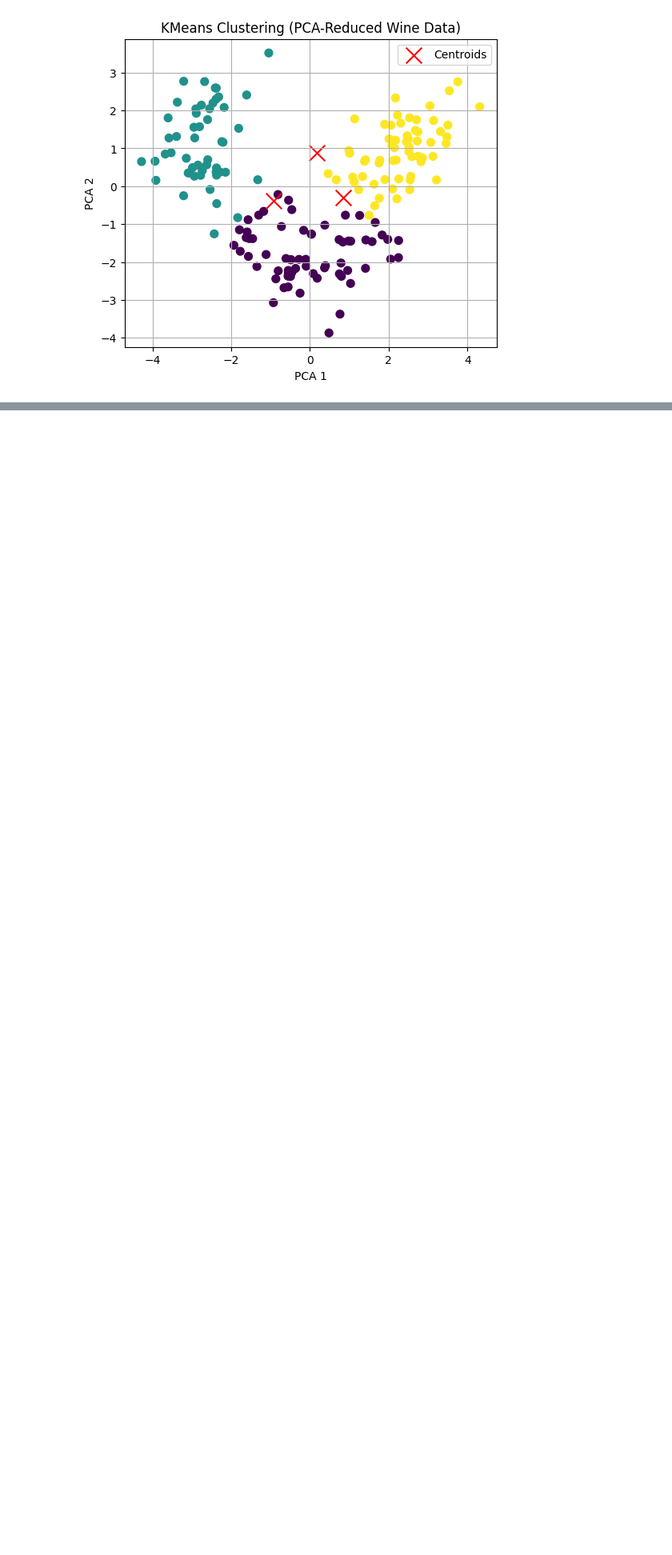
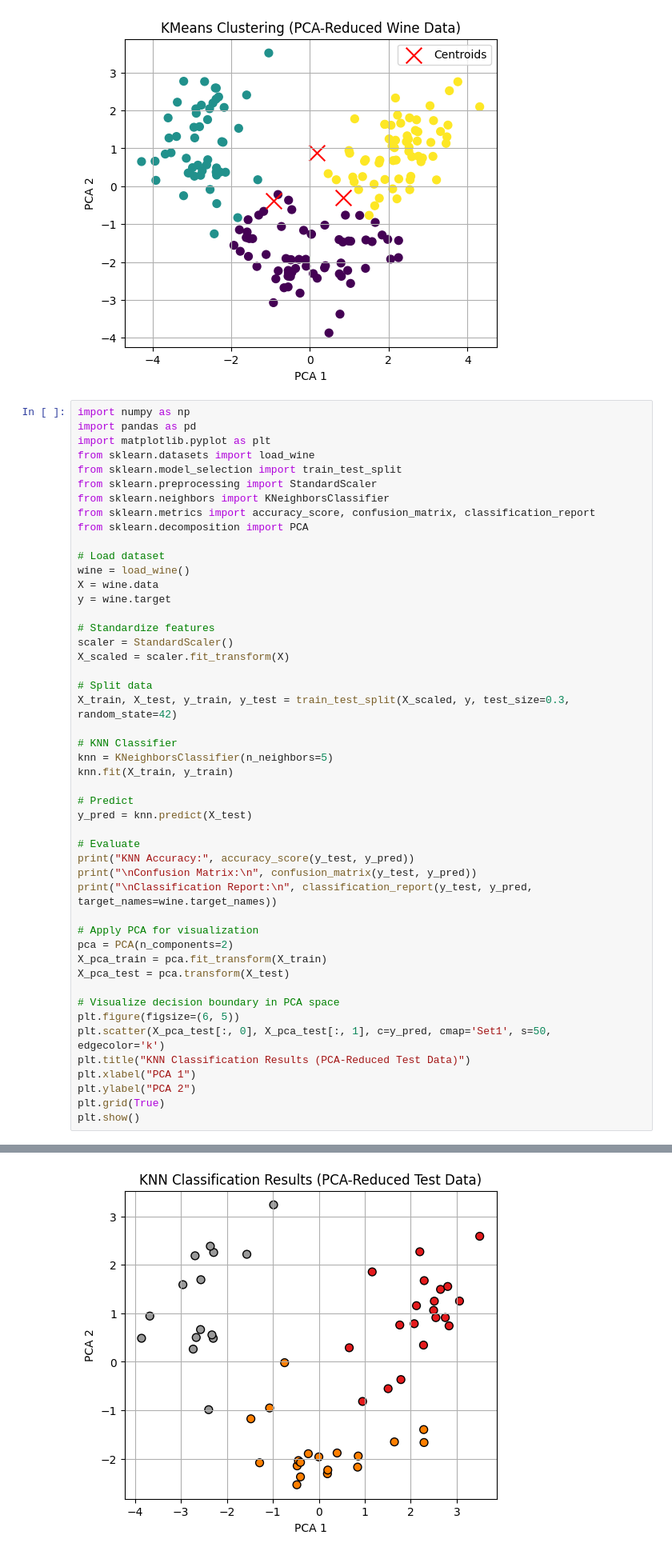
Before and after one commit to gowthamana2024/FOML-exp-9, a Jupyter notebook: FOML_EXP_9.ipynb, the cells around one changed output, grey strips where cells are left out. Shown: that part at 80% size. Drawn from its saved outputs; the diff is of its cells as text; blank space fills up the shorter version.

```diff
--- a/FOML_EXP_9.ipynb
+++ b/FOML_EXP_9.ipynb
@@ -44,3 +44,52 @@ plt.show()
 # %% [output]
 Silhouette Score: 0.28
 [figure]
+# %%
+import numpy as np
+import pandas as pd
+import matplotlib.pyplot as plt
+from sklearn.datasets import load_wine
+from sklearn.model_selection import train_test_split
+from sklearn.preprocessing import StandardScaler
+from sklearn.neighbors import KNeighborsClassifier
+from sklearn.metrics import accuracy_score, confusion_matrix, classification_report
+from sklearn.decomposition import PCA
+
+# Load dataset
+wine = load_wine()
+X = wine.data
+y = wine.target
+
+# Standardize features
+scaler = StandardScaler()
+X_scaled = scaler.fit_transform(X)
+
+# Split data
+X_train, X_test, y_train, y_test = train_test_split(X_scaled, y, test_size=0.3, random_state=42)
+
+# KNN Classifier
+knn = KNeighborsClassifier(n_neighbors=5)
+knn.fit(X_train, y_train)
+
+# Predict
+y_pred = knn.predict(X_test)
+
+# Evaluate
+print("KNN Accuracy:", accuracy_score(y_test, y_pred))
+print("\nConfusion Matrix:\n", confusion_matrix(y_test, y_pred))
+print("\nClassification Report:\n", classification_report(y_test, y_pred, target_names=wine.target_names))
+
+# Apply PCA for visualization
+pca = PCA(n_components=2)
+X_pca_train = pca.fit_transform(X_train)
+X_pca_test = pca.transform(X_test)
+
+# Visualize decision boundary in PCA space
+plt.figure(figsize=(6, 5))
+plt.scatter(X_pca_test[:, 0], X_pca_test[:, 1], c=y_pred, cmap='Set1', s=50, edgecolor='k')
+plt.title("KNN Classification Results (PCA-Reduced Test Data)")
+plt.xlabel("PCA 1")
+plt.ylabel("PCA 2")
+plt.grid(True)
+plt.show()
+# %% [output]
@@ -46,0 +113 @@ Silhouette Score: 0.28
+[figure, added]
```
Also changed, not shown: parts of 1 cell of this notebook.
